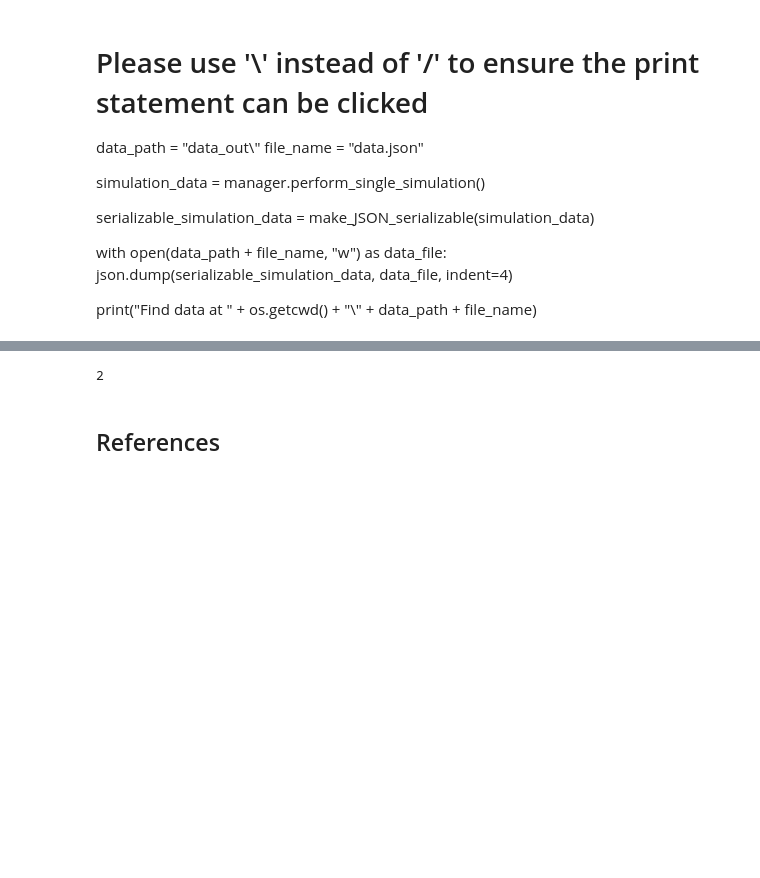
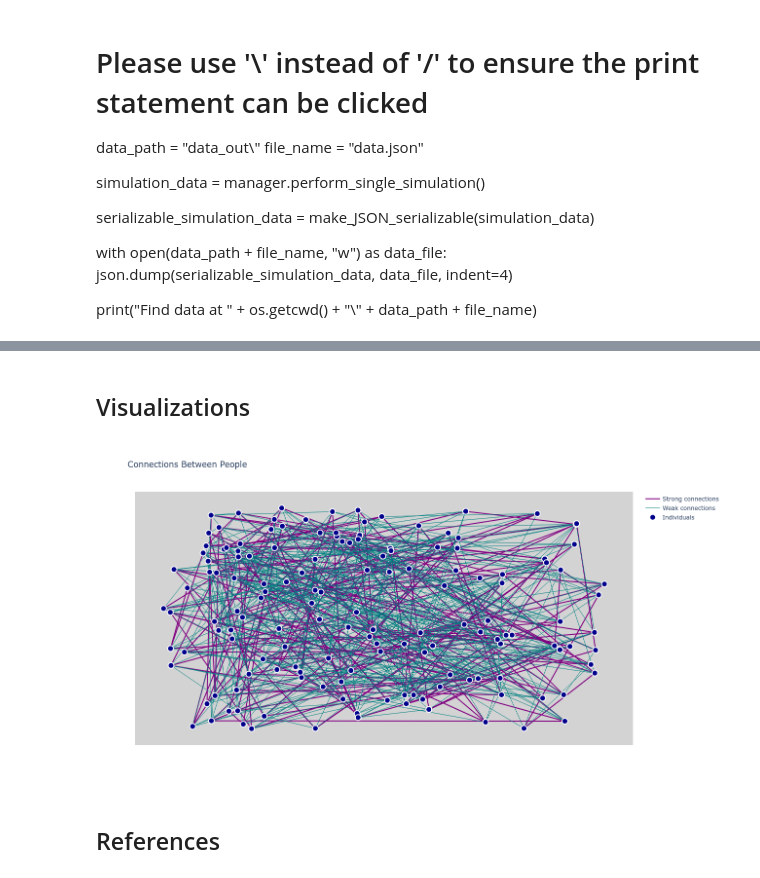
Before and after one commit to Evan-Clegern/BIOL301_Project, a Jupyter notebook: Epidemiology_Prototype1.ipynb, the cells around one changed output, grey strips where cells are left out. Drawn from its saved outputs; the diff is of its cells as text; code cells hidden in the pictures; blank space fills up the shorter version.

Commit message:
Incorporated visualizer code into main file

```diff
--- a/Epidemiology_Prototype1.ipynb
+++ b/Epidemiology_Prototype1.ipynb
@@ -694,5 +696,2 @@ After a second round of simulation, numbers were: 103 101 276 91 229
-# %%
-bob.state_set(2)
-bob.get_state_main()
-# %% [output]
-2
+# %% [markdown]
+## Visualizations
@@ -699,3 +800,22 @@ bob.get_state_main()
+# %%
+def compute_layout(G):
+    """uses networkX's random layout to generate locations for our nodes"""
+    #return nx.circular_layout(G,center=(0,0),dim=2)
+    return nx.random_layout(G,center=(0,0),dim=2)
+
+sim2 = Simulator(150)
+sim2.perform_single_simulation()
+
+# Build the graph
+G = build_population_graph(sim2.individuals)
+
+# Compute layout
+pos = compute_layout(G)
+
+# Display
+plot_graph_plotly(G, pos)
+# %% [output]
+[figure, added]
 # %% [markdown]
 ## References
 # %% [markdown]
```
Also changed, not shown: parts of 3 cells of this notebook.
